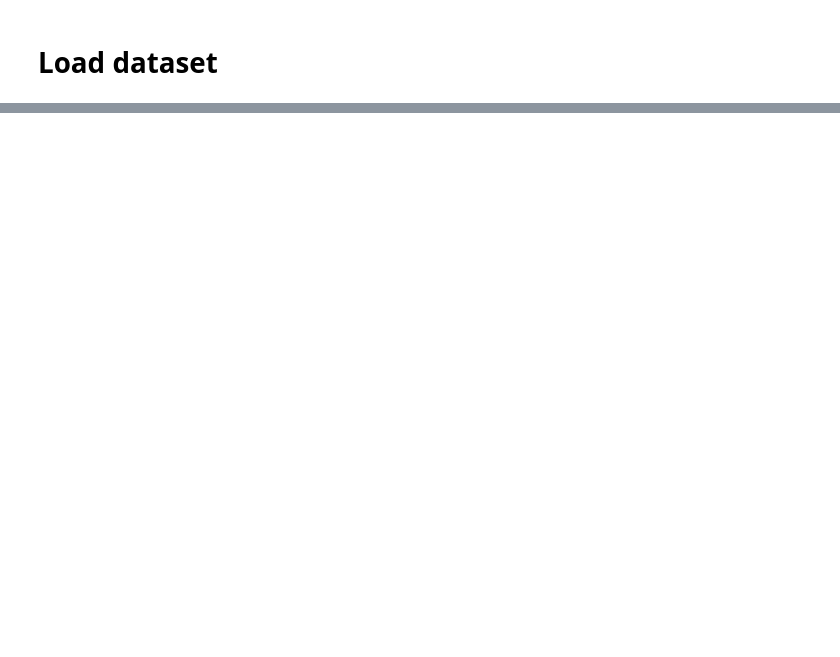
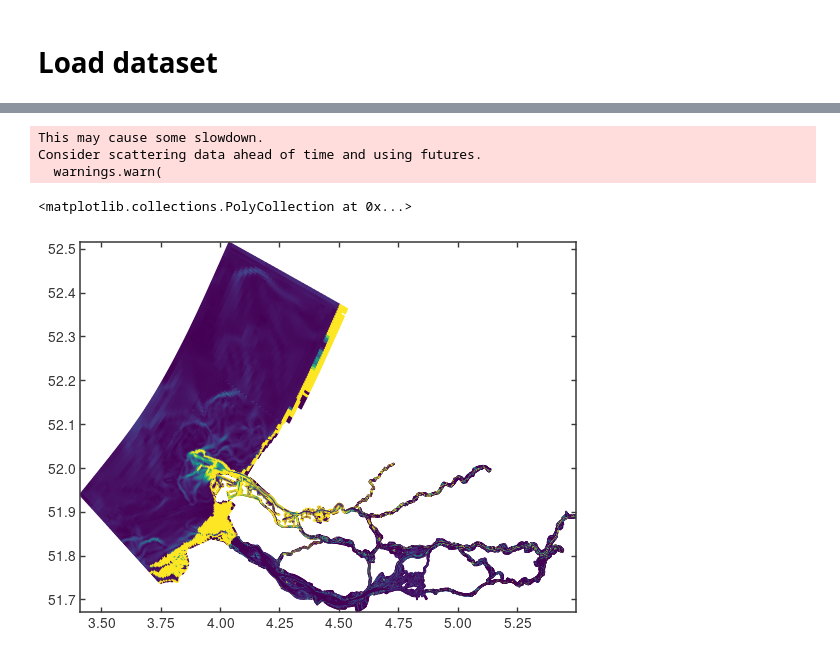
Before and after one commit to mgeraeds/pysva, a Jupyter notebook: notebooks/01_testing.ipynb, the cells around one changed output, grey strips where cells are left out. Drawn from its saved outputs; the diff is of its cells as text; code cells hidden in the pictures; blank space fills up the shorter version.

```diff
--- a/notebooks/01_testing.ipynb
+++ b/notebooks/01_testing.ipynb
@@ -1153,0 +599,8 @@ def compute_divergence_on_face(constructorSVA, uda, **kwargs):
+# %%
+(salinity_gradient*1000).isel(mesh2d_nLayers=45, time=5).ugrid.plot(add_labels=False, add_colorbar=False, vmax=5, zorder=0)
+# %% [output]
+This may cause some slowdown.
+Consider scattering data ahead of time and using futures.
+  warnings.warn(
+<matplotlib.collections.PolyCollection at 0x...>
+[figure, added]
```
Also changed, not shown: parts of 75 cells of this notebook.
